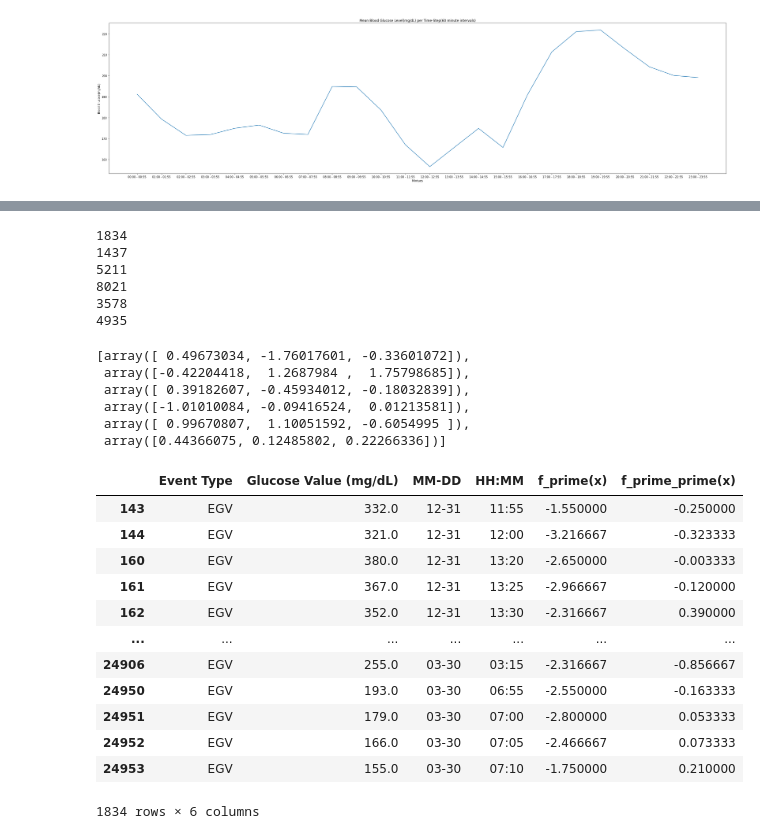
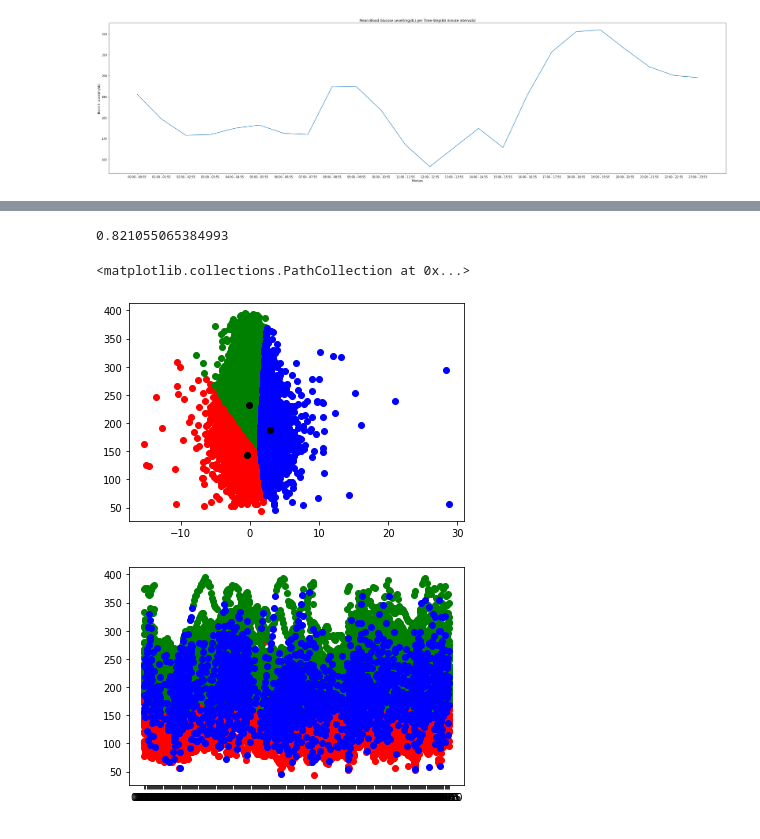
Before and after one commit to vineet-belur/4022-Project, a Jupyter notebook: 4022_prelim_analysis.ipynb, the cells around one changed output, grey strips where cells are left out. Drawn from its saved outputs; the diff is of its cells as text; code cells hidden in the pictures.

Commit message:
Added time-series data + normalization

```diff
--- a/4022_prelim_analysis.ipynb
+++ b/4022_prelim_analysis.ipynb
@@ -159,3 +133,8 @@ Name: 20557, dtype: object
+# %%
+#lets normalize our data so it is all on the same scale.
+x = dfA.iloc[:,[1,4,5]]
+maxx, minx = x.max(), x.min()
+dfStand = x.apply(lambda x: (x - minx) / (maxx - minx), axis = 1)
 # %%
 euc_dist = lambda x,y: np.sqrt(np.sum((x-y)**2))
 # %% [output]
@@ -193,7 +184,7 @@ def kmeans(df, distance, k=4, tol=0.05):
             clusters[cent].append(x)
 
         for x in range(0, len(centroids)): #per centroid
-            agg_val = np.zeros(3) #use this to aggregate our distance
+            agg_val = np.zeros(2) #use this to aggregate our distance
             m = len(clusters[x]) #this is our 'n' -> number of points.
             for y in clusters[x]: #y corresponds to one point in centroid[x]
                 agg_val += att[y]
@@ -211,39 +202,27 @@ def kmeans(df, distance, k=4, tol=0.05):
 
     return centroids, clusters, meanerror
 # %%
-z = kmeans(dfStand, euc_dist,k=6)
+k=3
+z = kmeans(dfStand.iloc[:,[0,1]], euc_dist,k=k)
-# %%
-for x in z[1]:
-    print(len(x))
-# %% [output]
-1834
-1437
-5211
-8021
-3578
-4935
 # %%
-z[0]
+z[-1]
 # %% [output]
-[array([ 0.49673034, -1.76017601, -0.33601072]),
- array([-0.42204418,  1.2687984 ,  1.75798685]),
- array([ 0.39182607, -0.45934012, -0.18032839]),
- array([-1.01010084, -0.09416524,  0.01213581]),
- array([ 0.99670807,  1.10051592, -0.6054995 ]),
- array([0.44366075, 0.12485802, 0.22266336])]
+0.821055065384993
-# %%
-rows = dfA.iloc[z[1][0]]
-# %% [output]
-|  | Event Type | Glucose Value (mg/dL) | MM-DD | HH:MM | f_prime(x) | f_prime_prime(x) |
-| 143 | EGV | 332.0 | 12-31 | 11:55 | -1.550000 | -0.250000 |
-| 144 | EGV | 321.0 | 12-31 | 12:00 | -3.216667 | -0.323333 |
-| 160 | EGV | 380.0 | 12-31 | 13:20 | -2.650000 | -0.003333 |
-| 161 | EGV | 367.0 | 12-31 | 13:25 | -2.966667 | -0.120000 |
-| 162 | EGV | 352.0 | 12-31 | 13:30 | -2.316667 | 0.390000 |
-| ... | ... | ... | ... | ... | ... | ... |
-| 24906 | EGV | 255.0 | 03-30 | 03:15 | -2.316667 | -0.856667 |
-| 24950 | EGV | 193.0 | 03-30 | 06:55 | -2.550000 | -0.163333 |
-| 24951 | EGV | 179.0 | 03-30 | 07:00 | -2.800000 | 0.053333 |
-| 24952 | EGV | 166.0 | 03-30 | 07:05 | -2.466667 | 0.073333 |
-| 24953 | EGV | 155.0 | 03-30 | 07:10 | -1.750000 | 0.210000 |
-1834 rows × 6 columns
+# %%
+c = ['red','green','blue','grey','black','pink']
+val = np.array(z[0])
+for x in range(0,k):
+    r = dfA.iloc[z[1][x]]
+    plt.scatter(r.iloc[:,4],r.iloc[:,1],c=c[x])
+plt.scatter(val[:,1]*stdevs[1]+means[1], val[:,0]*stdevs[0]+means[0], c='yellow')
+# %% [output]
+<matplotlib.collections.PathCollection at 0x...>
+[figure, added]
+# %%
+c = ['red','green','blue','grey','black','pink']
+val = np.array(z[0])
+for x in range(0,k):
+    r = dfA.iloc[z[1][x]]
+    plt.scatter(r.iloc[:,3],r.iloc[:,1],c=c[x])
+# %% [output]
+[figure, added]
```
Also changed, not shown: parts of 9 cells of this notebook.
